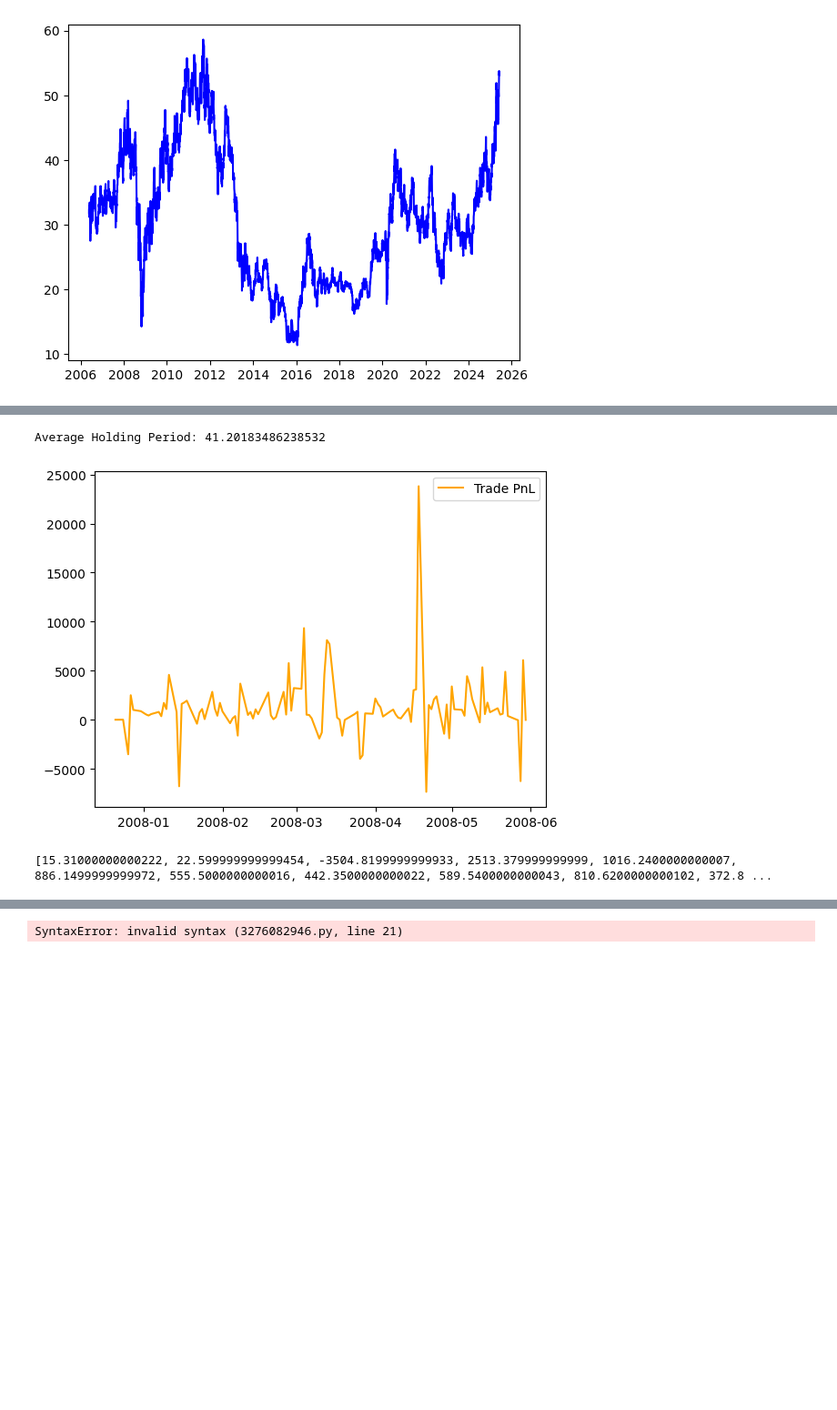
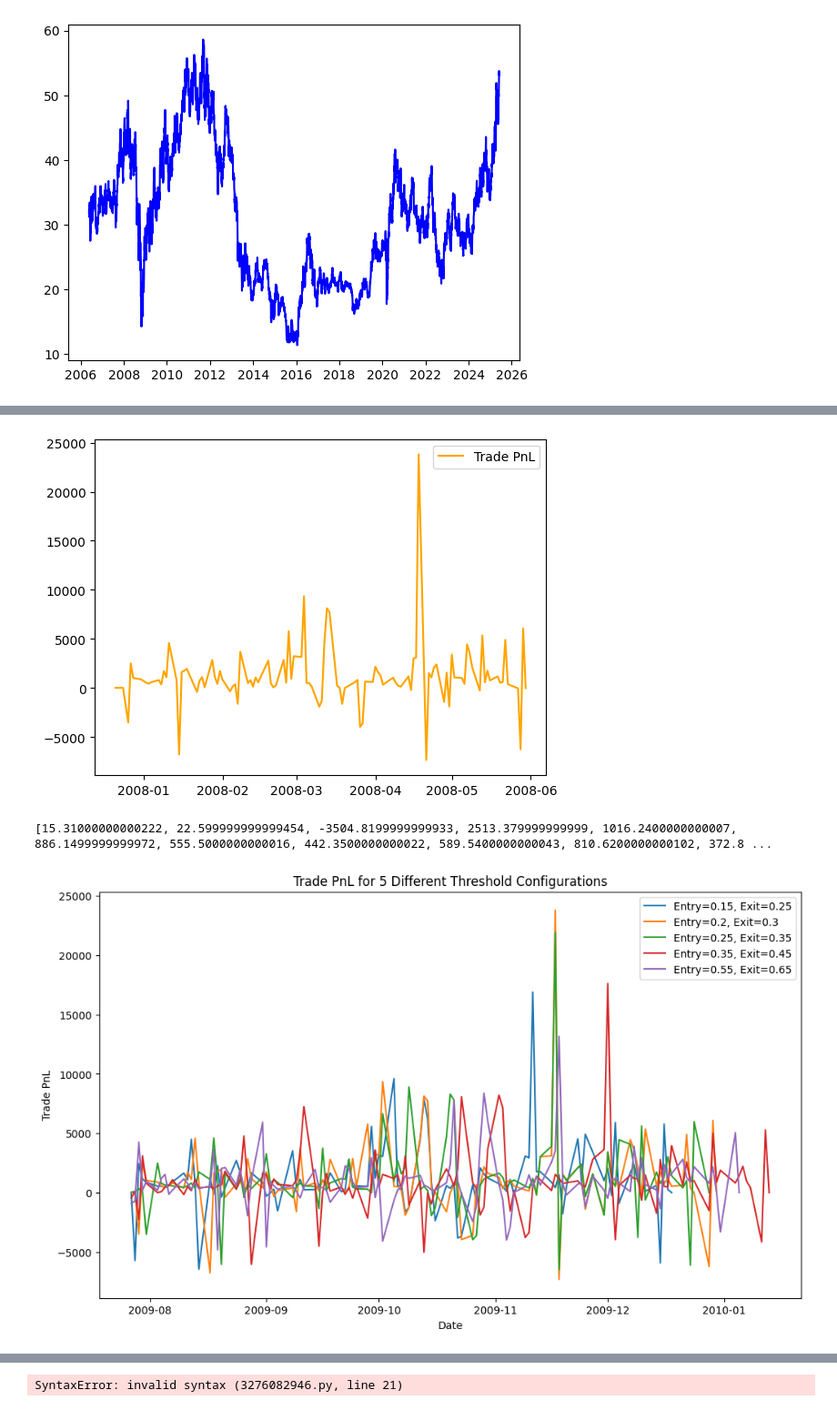
Before and after one commit to finlayrossdavie/simple_trading_system, a Jupyter notebook: systems/newsystems/goldspread/hedgeratio.ipynb, the cells around one changed output, grey strips where cells are left out. Shown at 91% size. Cells and saved outputs as stored; diff of their text form; code cells hidden in the pictures; blank space fills up the shorter version.

```diff
--- a/systems/newsystems/goldspread/hedgeratio.ipynb
+++ b/systems/newsystems/goldspread/hedgeratio.ipynb
@@ -101,7 +109,7 @@ class Position:
     def get_pnl(self):
         return self.pnl
 # %%
-def goldspread_rule(z_score, entry_threshold=0.2, exit_threshold=0.3):
+def goldspread_rule(z_score, entry_threshold, exit_threshold): #0.2 and 0.3
     if z_score > entry_threshold:
         return -1 # Short GLD, Long GDX
     elif z_score < -entry_threshold:
@@ -196,12 +212,14 @@ class Portfolio:
                 if self.current_position is not None and self.current_position.open:
                     self.close_position(current_price_gld, current_price_gdx, date)
 # %%
-test_portfolio = Portfolio(prices)
-test_portfolio.backtest()
+config1 = Config(entry_threshold=0.2, exit_threshold=0.3, asset1='GLD', asset2='GDX', initial_capital=100000)
 
-print(test_portfolio.get_average_holding())
-#daily_pnl = [pos.get_pnl() for pos in test_portfolio.positions]  # Ensure get_pnl is called only on valid Position instances
-#plt.plot(prices['Date'][400:400+len(daily_pnl)], daily_pnl, label='Daily PnL', color='orange')  # Match lengths
-print(test_portfolio.capitial)
-print(test_portfolio.calcualte_sharpe_ratio())
+print(prices.head())
+
+test_portfolio1 = Portfolio(prices, config1)
+test_portfolio1.backtest()
+
+print("Average Holding Period:", round(test_portfolio1.get_average_holding(),2), "days")
+print("Final Capital: £"+str(round(test_portfolio1.capitial, 2)))
+print("Sharpe Ratio: ", round(test_portfolio1.calcualte_sharpe_ratio(),2))
 # %% [output]
@@ -211,5 +242,5 @@ print(test_portfolio.calcualte_sharpe_ratio())
 # %%
-pnl = [x.get_pnl() for x in test_portfolio.positions if isinstance(x, Position)]
+pnl = [x.get_pnl() for x in test_portfolio1.positions if isinstance(x, Position)]
 
 plt.plot(prices['Date'][400:400+len(pnl)], pnl, label='Trade PnL', color='orange')  # Match lengths
 plt.legend()
@@ -217,6 +248,29 @@ plt.show()
 
 print(pnl)
 # %% [output]
+[figure]
-Average Holding Period: 41.20183486238532
+[15.31000000000222, 22.599999999999454, -3504.8199999999933, 2513.379999999999, 1016.2400000000007, 886.1499999999972, 555.5000000000016, 442.3500000000022, 589.5400000000043, 810.6200000000102, 372.8 ...
-[figure]
-[15.31000000000222, 22.599999999999454, -3504.8199999999933, 2513.379999999999, 1016.2400000000007, 886.1499999999972, 555.5000000000016, 442.3500000000022, 589.5400000000043, 810.6200000000102, 372.8 ...
+# %%
+portfolios = []
+thresholds = [(0.15, 0.25), (0.2, 0.3), (0.25, 0.35),
+    (0.35, 0.45), (0.55, 0.65)
+]
+
+plt.figure(figsize=(12, 7))
+
+for i, (entry, exit) in enumerate(thresholds):
+    config = Config(entry_threshold=entry, exit_threshold=exit, asset1='GLD', asset2='GDX', initial_capital=100000)
+    portfolio = Portfolio(prices, config)
+    portfolio.backtest()
+    pnl = [x.get_pnl() for x in portfolio.positions if isinstance(x, Position)]
+    portfolios.append(portfolio)
+    plt.plot(prices['Date'][800:800+len(pnl)], pnl, label=f'Entry={entry}, Exit={exit}')
+
+
+plt.legend()
+plt.title('Trade PnL for 5 Different Threshold Configurations')
+plt.xlabel('Date')
+plt.ylabel('Trade PnL')
+plt.show()
+# %% [output]
+[figure, added]
```
Also changed, not shown: parts of 6 cells of this notebook.
